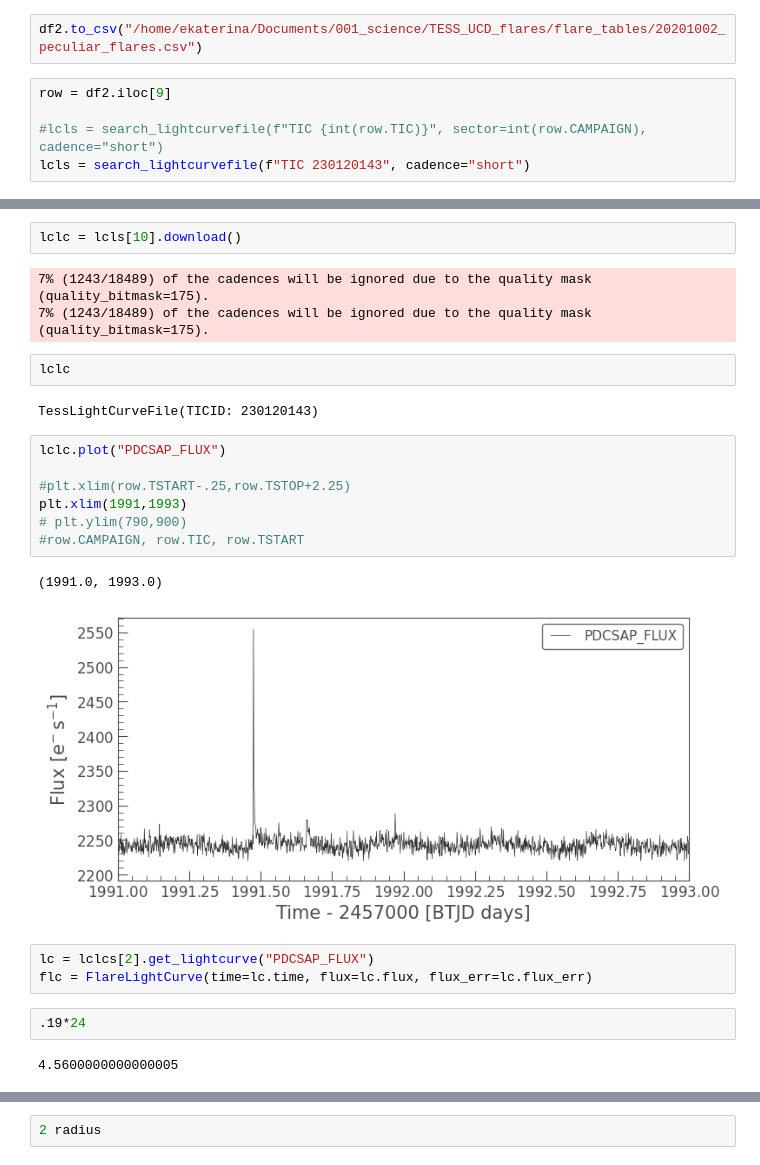
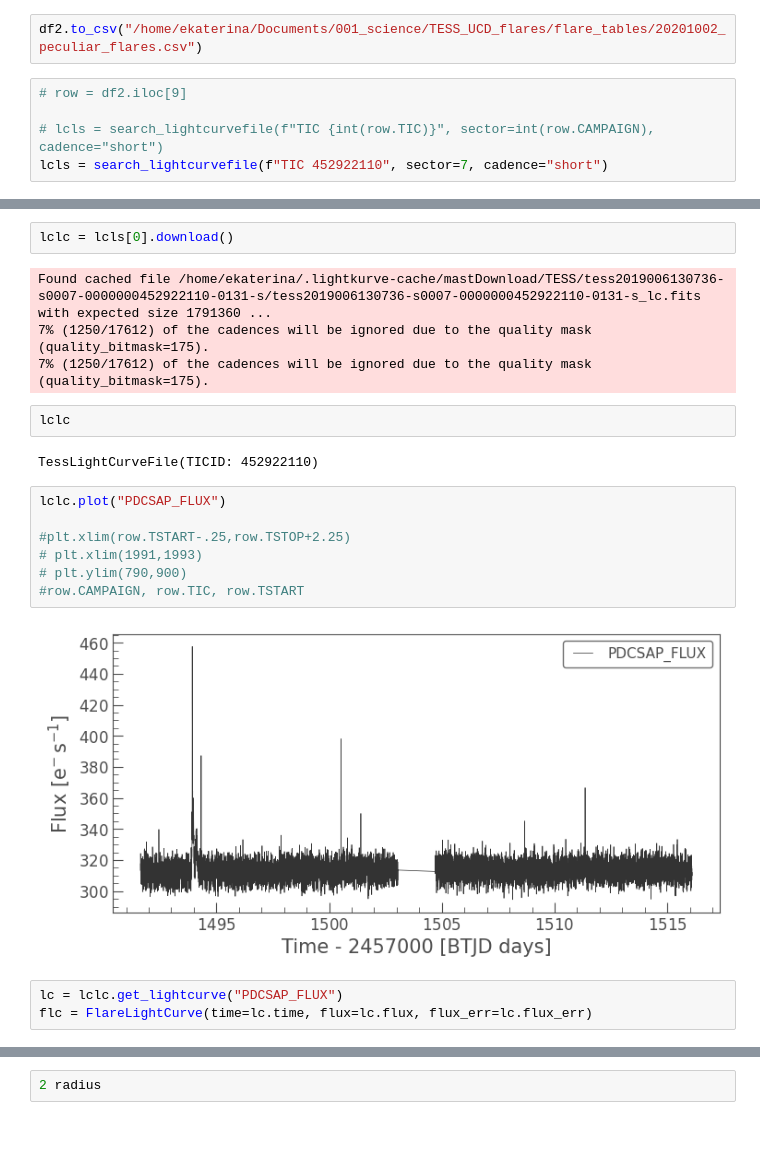
Before and after one commit to ekaterinailin/MalachiteMountains, a Jupyter notebook: analysis/notebooks/zz_Look_into_interesting_LCs_with_lightkurve_and_altaipony.ipynb, the cells around one changed output, grey strips where cells are left out. Drawn from its saved outputs; the diff is of its cells as text; blank space fills up the shorter version.

```diff
--- a/analysis/notebooks/zz_Look_into_interesting_LCs_with_lightkurve_and_altaipony.ipynb
+++ b/analysis/notebooks/zz_Look_into_interesting_LCs_with_lightkurve_and_altaipony.ipynb
@@ -28,10 +28,10 @@ df2 = df[df.REAL==2]
 # %%
 df2.to_csv("/home/ekaterina/Documents/001_science/TESS_UCD_flares/flare_tables/20201002_peculiar_flares.csv")
 # %%
-row = df2.iloc[9]
+# row = df2.iloc[9]
 
-#lcls = search_lightcurvefile(f"TIC {int(row.TIC)}", sector=int(row.CAMPAIGN), cadence="short")
-lcls = search_lightcurvefile(f"TIC 230120143", cadence="short")
+# lcls = search_lightcurvefile(f"TIC {int(row.TIC)}", sector=int(row.CAMPAIGN), cadence="short")
+lcls = search_lightcurvefile(f"TIC 452922110", sector=7, cadence="short")
 # %%
 lcls
 # %% [output]
@@ -52,29 +41,25 @@ SearchResult containing 12 data products.
 # %%
-lclc = lcls[10].download()
+lclc = lcls[0].download()
 # %% [output]
-7% (1243/18489) of the cadences will be ignored due to the quality mask (quality_bitmask=175).
-7% (1243/18489) of the cadences will be ignored due to the quality mask (quality_bitmask=175).
+Found cached file /home/ekaterina/.lightkurve-cache/mastDownload/TESS/tess2019006130736-s0007-0000000452922110-0131-s/tess2019006130736-s0007-0000000452922110-0131-s_lc.fits with expected size 1791360 ...
+7% (1250/17612) of the cadences will be ignored due to the quality mask (quality_bitmask=175).
+7% (1250/17612) of the cadences will be ignored due to the quality mask (quality_bitmask=175).
 # %%
 lclc
 # %% [output]
-TessLightCurveFile(TICID: 230120143)
+TessLightCurveFile(TICID: 452922110)
 # %%
 lclc.plot("PDCSAP_FLUX")
 
 #plt.xlim(row.TSTART-.25,row.TSTOP+2.25)
-plt.xlim(1991,1993)
+# plt.xlim(1991,1993)
 # plt.ylim(790,900)
 #row.CAMPAIGN, row.TIC, row.TSTART
 # %% [output]
-(1991.0, 1993.0)
-[figure, old version]
+[figure, new version]
 # %%
-lc = lclcs[2].get_lightcurve("PDCSAP_FLUX")
+lc = lclc.get_lightcurve("PDCSAP_FLUX")
 flc = FlareLightCurve(time=lc.time, flux=lc.flux, flux_err=lc.flux_err)
-# %%
-.19*24
-# %% [output]
-4.5600000000000005
 # %%
 def cosine(x, a, b, c, d):
         return a * np.cos(b * x + c) + d
```
Also changed, not shown: parts of 4 cells of this notebook, 5 other files.
